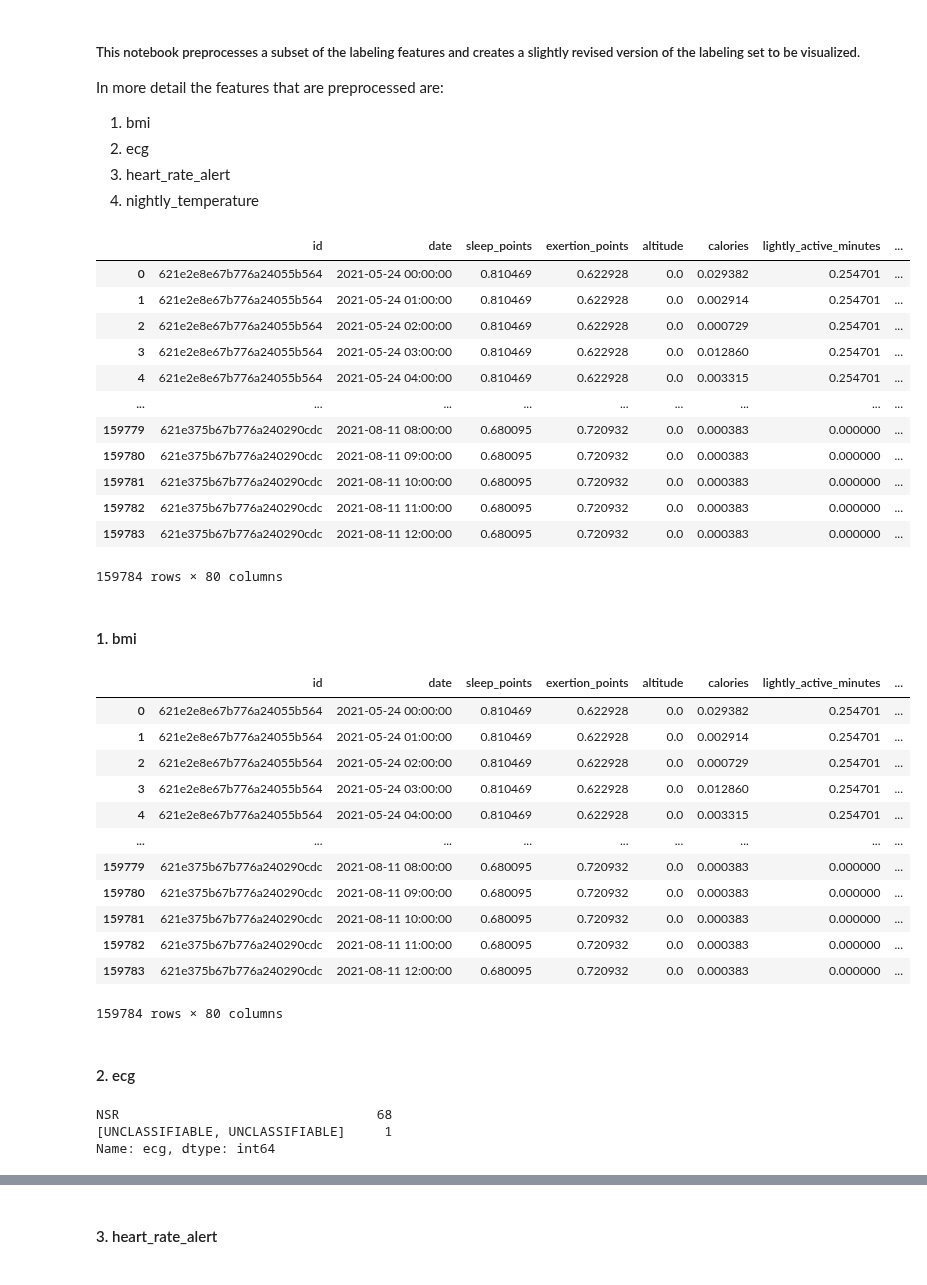
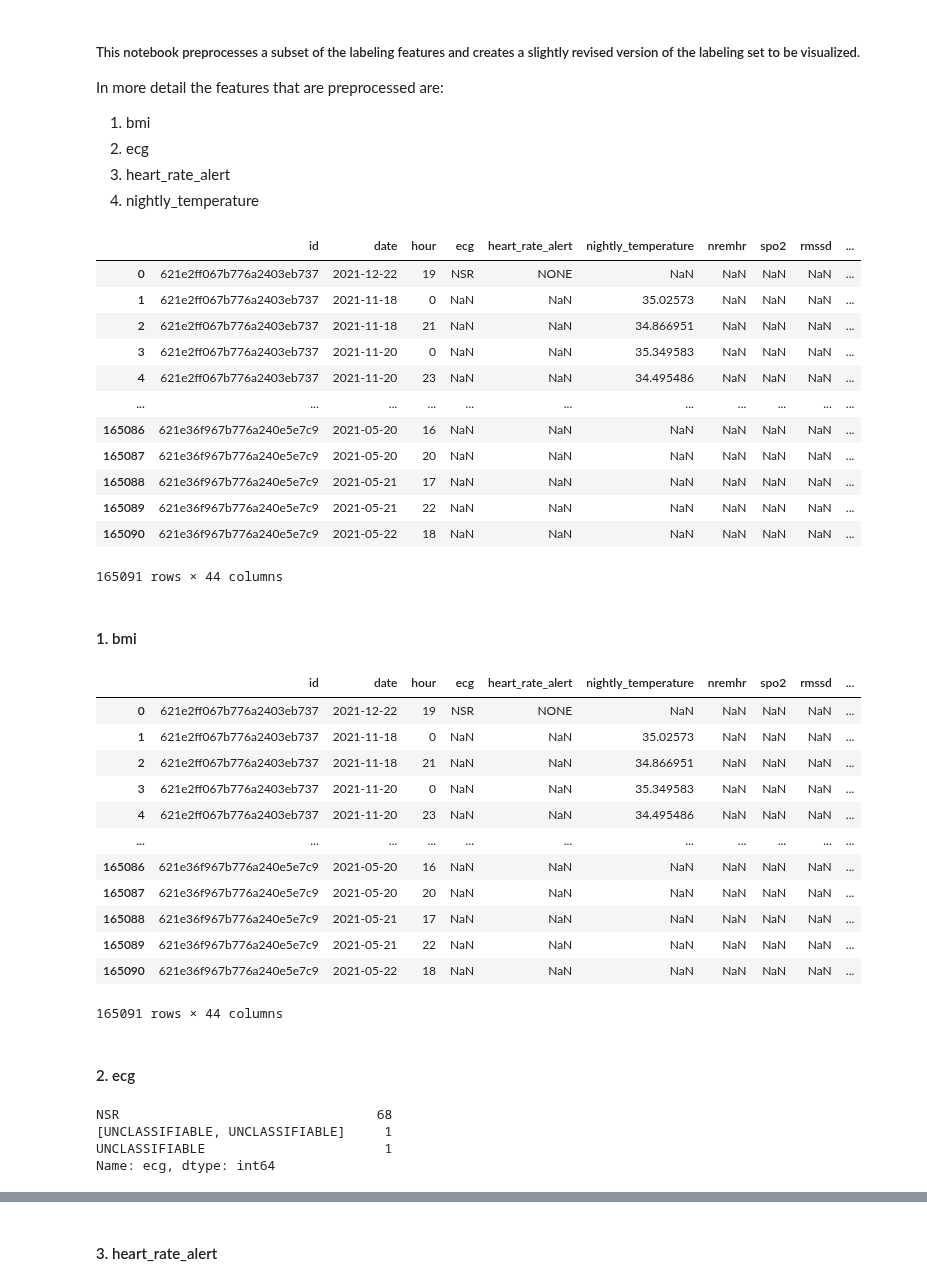
Before and after one commit to eparascho/LLMs-for-explanations, a Jupyter notebook: preprocessing/labeling_set_preprocessing.ipynb, the cells around one changed output, grey strips where cells are left out. Saved outputs shown, nothing was run; the diff lists cells and outputs as text; code cells hidden in the pictures.

Commit message:
training & labeling df splitting and labeling visualizations

```diff
--- a/preprocessing/labeling_set_preprocessing.ipynb
+++ b/preprocessing/labeling_set_preprocessing.ipynb
@@ -9,22 +9,22 @@ In more detail the features that are preprocessed are:
 import numpy as np
 import pandas as pd
 # %%
-data = pd.read_pickle('../data/labeling_visualizations/kmeans_labeling.pkl')
+data = pd.read_pickle('../data/preprocessing_final/labeling_df_unprocessed.pkl')
 data
 # %% [output]
-|  | id | date | sleep_points | exertion_points | altitude | calories | lightly_active_minutes | ... |
-| 0 | 621e2e8e67b776a24055b564 | 2021-05-24 00:00:00 | 0.810469 | 0.622928 | 0.0 | 0.029382 | 0.254701 | ... |
-| 1 | 621e2e8e67b776a24055b564 | 2021-05-24 01:00:00 | 0.810469 | 0.622928 | 0.0 | 0.002914 | 0.254701 | ... |
-| 2 | 621e2e8e67b776a24055b564 | 2021-05-24 02:00:00 | 0.810469 | 0.622928 | 0.0 | 0.000729 | 0.254701 | ... |
-| 3 | 621e2e8e67b776a24055b564 | 2021-05-24 03:00:00 | 0.810469 | 0.622928 | 0.0 | 0.012860 | 0.254701 | ... |
-| 4 | 621e2e8e67b776a24055b564 | 2021-05-24 04:00:00 | 0.810469 | 0.622928 | 0.0 | 0.003315 | 0.254701 | ... |
-| ... | ... | ... | ... | ... | ... | ... | ... | ... |
-| 159779 | 621e375b67b776a240290cdc | 2021-08-11 08:00:00 | 0.680095 | 0.720932 | 0.0 | 0.000383 | 0.000000 | ... |
-| 159780 | 621e375b67b776a240290cdc | 2021-08-11 09:00:00 | 0.680095 | 0.720932 | 0.0 | 0.000383 | 0.000000 | ... |
-| 159781 | 621e375b67b776a240290cdc | 2021-08-11 10:00:00 | 0.680095 | 0.720932 | 0.0 | 0.000383 | 0.000000 | ... |
-| 159782 | 621e375b67b776a240290cdc | 2021-08-11 11:00:00 | 0.680095 | 0.720932 | 0.0 | 0.000383 | 0.000000 | ... |
-| 159783 | 621e375b67b776a240290cdc | 2021-08-11 12:00:00 | 0.680095 | 0.720932 | 0.0 | 0.000383 | 0.000000 | ... |
+|  | id | date | hour | ecg | heart_rate_alert | nightly_temperature | nremhr | spo2 | rmssd | ... |
+| 0 | 621e2ff067b776a2403eb737 | 2021-12-22 | 19 | NSR | NONE | NaN | NaN | NaN | NaN | ... |
+| 1 | 621e2ff067b776a2403eb737 | 2021-11-18 | 0 | NaN | NaN | 35.02573 | NaN | NaN | NaN | ... |
+| 2 | 621e2ff067b776a2403eb737 | 2021-11-18 | 21 | NaN | NaN | 34.866951 | NaN | NaN | NaN | ... |
+| 3 | 621e2ff067b776a2403eb737 | 2021-11-20 | 0 | NaN | NaN | 35.349583 | NaN | NaN | NaN | ... |
+| 4 | 621e2ff067b776a2403eb737 | 2021-11-20 | 23 | NaN | NaN | 34.495486 | NaN | NaN | NaN | ... |
+| ... | ... | ... | ... | ... | ... | ... | ... | ... | ... | ... |
+| 165086 | 621e36f967b776a240e5e7c9 | 2021-05-20 | 16 | NaN | NaN | NaN | NaN | NaN | NaN | ... |
+| 165087 | 621e36f967b776a240e5e7c9 | 2021-05-20 | 20 | NaN | NaN | NaN | NaN | NaN | NaN | ... |
+| 165088 | 621e36f967b776a240e5e7c9 | 2021-05-21 | 17 | NaN | NaN | NaN | NaN | NaN | NaN | ... |
+| 165089 | 621e36f967b776a240e5e7c9 | 2021-05-21 | 22 | NaN | NaN | NaN | NaN | NaN | NaN | ... |
+| 165090 | 621e36f967b776a240e5e7c9 | 2021-05-22 | 18 | NaN | NaN | NaN | NaN | NaN | NaN | ... |
-159784 rows × 80 columns
+165091 rows × 44 columns
 # %% [markdown]
 #### 1. bmi
 # %%
@@ -37,19 +37,19 @@ data["bmi"] = data["bmi"].apply(lambda x: 31 if x == '>=30' else x)
 data['bmi'] = data.bmi.apply(lambda bmi: 'Underweight' if bmi < 18.5 else ('Normal' if bmi < 25 else ('Overweight' if bmi < 30 else 'Obese')))
 data
 # %% [output]
-|  | id | date | sleep_points | exertion_points | altitude | calories | lightly_active_minutes | ... |
-| 0 | 621e2e8e67b776a24055b564 | 2021-05-24 00:00:00 | 0.810469 | 0.622928 | 0.0 | 0.029382 | 0.254701 | ... |
-| 1 | 621e2e8e67b776a24055b564 | 2021-05-24 01:00:00 | 0.810469 | 0.622928 | 0.0 | 0.002914 | 0.254701 | ... |
-| 2 | 621e2e8e67b776a24055b564 | 2021-05-24 02:00:00 | 0.810469 | 0.622928 | 0.0 | 0.000729 | 0.254701 | ... |
-| 3 | 621e2e8e67b776a24055b564 | 2021-05-24 03:00:00 | 0.810469 | 0.622928 | 0.0 | 0.012860 | 0.254701 | ... |
-| 4 | 621e2e8e67b776a24055b564 | 2021-05-24 04:00:00 | 0.810469 | 0.622928 | 0.0 | 0.003315 | 0.254701 | ... |
-| ... | ... | ... | ... | ... | ... | ... | ... | ... |
-| 159779 | 621e375b67b776a240290cdc | 2021-08-11 08:00:00 | 0.680095 | 0.720932 | 0.0 | 0.000383 | 0.000000 | ... |
-| 159780 | 621e375b67b776a240290cdc | 2021-08-11 09:00:00 | 0.680095 | 0.720932 | 0.0 | 0.000383 | 0.000000 | ... |
-| 159781 | 621e375b67b776a240290cdc | 2021-08-11 10:00:00 | 0.680095 | 0.720932 | 0.0 | 0.000383 | 0.000000 | ... |
-| 159782 | 621e375b67b776a240290cdc | 2021-08-11 11:00:00 | 0.680095 | 0.720932 | 0.0 | 0.000383 | 0.000000 | ... |
-| 159783 | 621e375b67b776a240290cdc | 2021-08-11 12:00:00 | 0.680095 | 0.720932 | 0.0 | 0.000383 | 0.000000 | ... |
+|  | id | date | hour | ecg | heart_rate_alert | nightly_temperature | nremhr | spo2 | rmssd | ... |
+| 0 | 621e2ff067b776a2403eb737 | 2021-12-22 | 19 | NSR | NONE | NaN | NaN | NaN | NaN | ... |
+| 1 | 621e2ff067b776a2403eb737 | 2021-11-18 | 0 | NaN | NaN | 35.02573 | NaN | NaN | NaN | ... |
+| 2 | 621e2ff067b776a2403eb737 | 2021-11-18 | 21 | NaN | NaN | 34.866951 | NaN | NaN | NaN | ... |
+| 3 | 621e2ff067b776a2403eb737 | 2021-11-20 | 0 | NaN | NaN | 35.349583 | NaN | NaN | NaN | ... |
+| 4 | 621e2ff067b776a2403eb737 | 2021-11-20 | 23 | NaN | NaN | 34.495486 | NaN | NaN | NaN | ... |
+| ... | ... | ... | ... | ... | ... | ... | ... | ... | ... | ... |
+| 165086 | 621e36f967b776a240e5e7c9 | 2021-05-20 | 16 | NaN | NaN | NaN | NaN | NaN | NaN | ... |
+| 165087 | 621e36f967b776a240e5e7c9 | 2021-05-20 | 20 | NaN | NaN | NaN | NaN | NaN | NaN | ... |
+| 165088 | 621e36f967b776a240e5e7c9 | 2021-05-21 | 17 | NaN | NaN | NaN | NaN | NaN | NaN | ... |
+| 165089 | 621e36f967b776a240e5e7c9 | 2021-05-21 | 22 | NaN | NaN | NaN | NaN | NaN | NaN | ... |
+| 165090 | 621e36f967b776a240e5e7c9 | 2021-05-22 | 18 | NaN | NaN | NaN | NaN | NaN | NaN | ... |
-159784 rows × 80 columns
+165091 rows × 44 columns
 # %% [markdown]
 #### 2. ecg
 # %%
@@ -57,6 +57,7 @@ data['ecg'].value_counts()
 # %% [output]
 NSR                                 68
 [UNCLASSIFIABLE, UNCLASSIFIABLE]     1
+UNCLASSIFIABLE                       1
 Name: ecg, dtype: int64
 # %%
 for index, row in data.iterrows():
```
Also changed, not shown: parts of 5 cells of this notebook, 5 other files.
